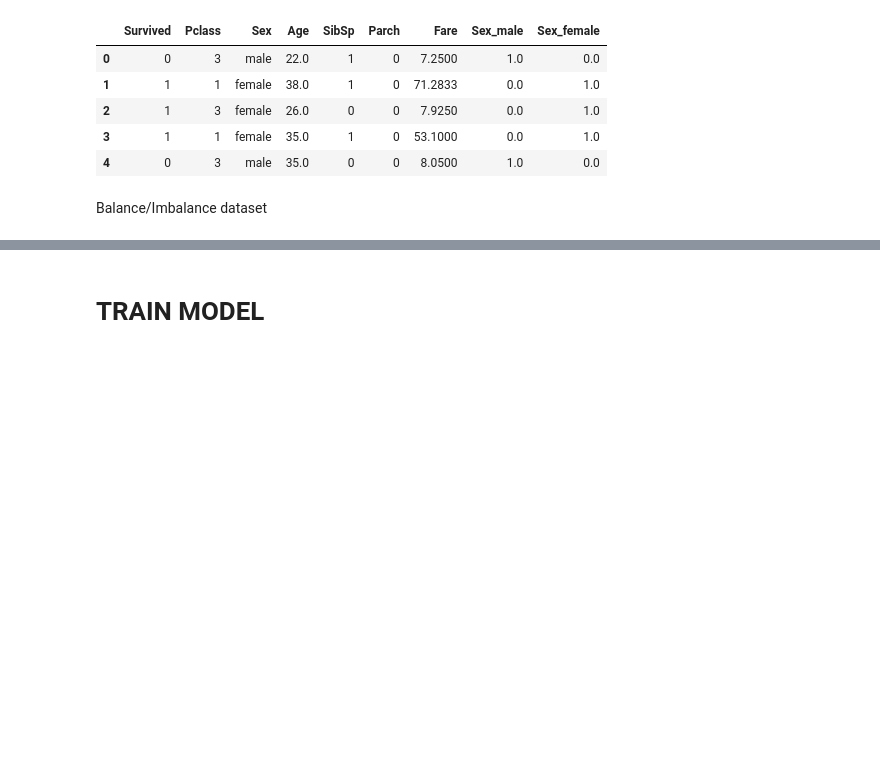
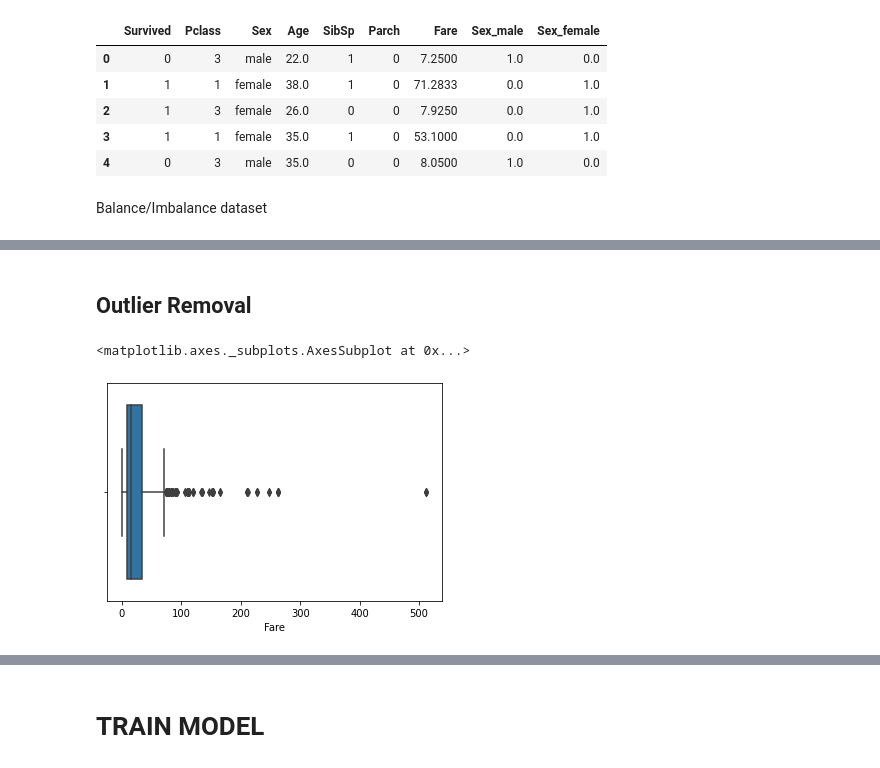
Before and after one commit to fendiirfan/Kaggle-Titanic---Machine-Learning-from-Disaster, a Jupyter notebook: Kaggle_Titanic_Machine_Learning_from_Disaster.ipynb, the cells around one changed output, grey strips where cells are left out. Cells and saved outputs as stored; diff of their text form; code cells hidden in the pictures; blank space fills up the shorter version.

```diff
--- a/Kaggle_Titanic_Machine_Learning_from_Disaster.ipynb
+++ b/Kaggle_Titanic_Machine_Learning_from_Disaster.ipynb
@@ -143,3 +145,5 @@ profile = ProfileReport(df_train, title="Pandas Profiling Report")
 profile
 # %% [output]
 [interactive output not drawn]
+# %% [markdown]
+## **Outlier Removal**
@@ -145,0 +153,6 @@ profile
+# %%
+used_coloumn = ['Age', 'Fare', 'Parch', 'Pclass', 'Sex_female', 'Sex_male', 'SibSp']
+sns.boxplot(x=df_train['Fare'])
+# %% [output]
+<matplotlib.axes._subplots.AxesSubplot at 0x...>
+[figure, added]
```
Also changed, not shown: parts of 19 cells of this notebook.
